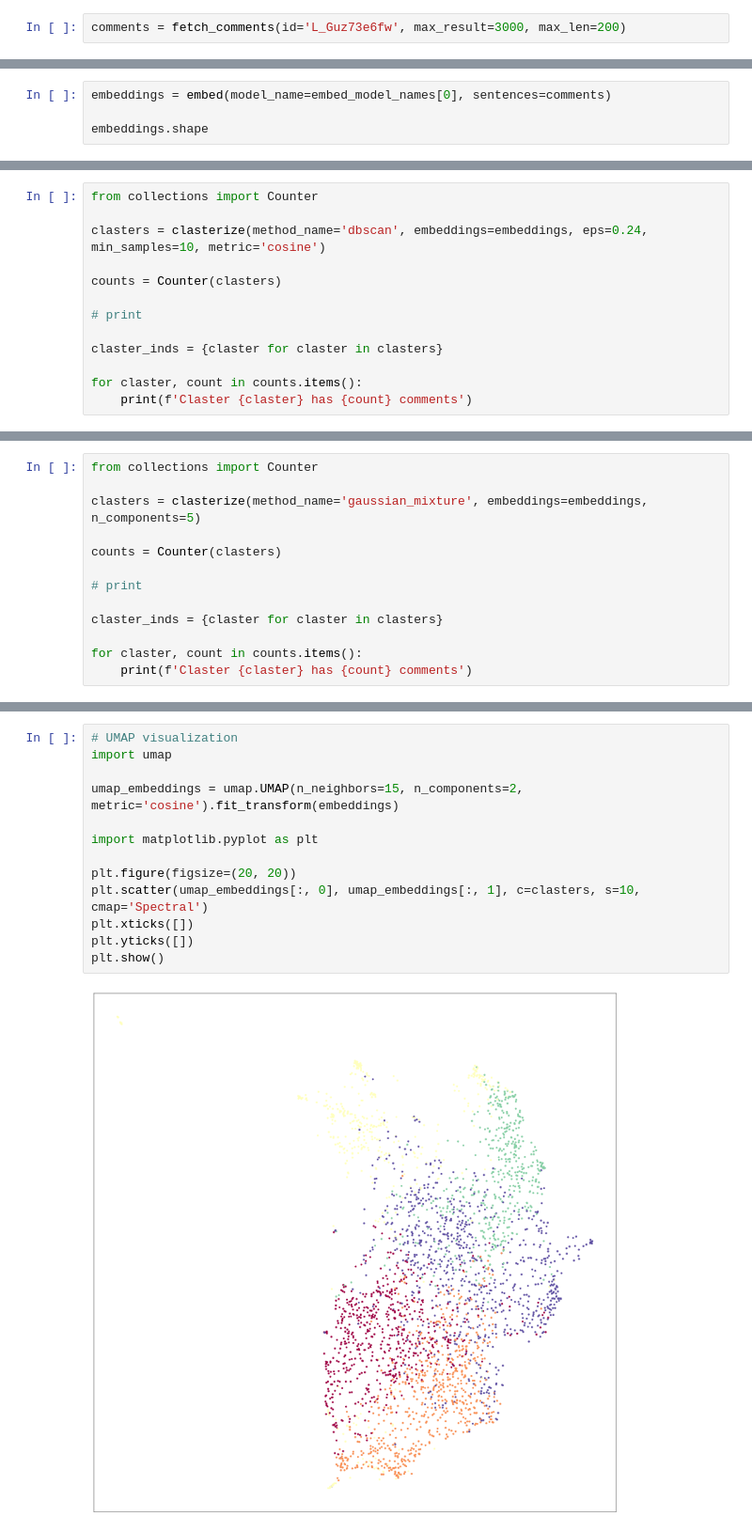
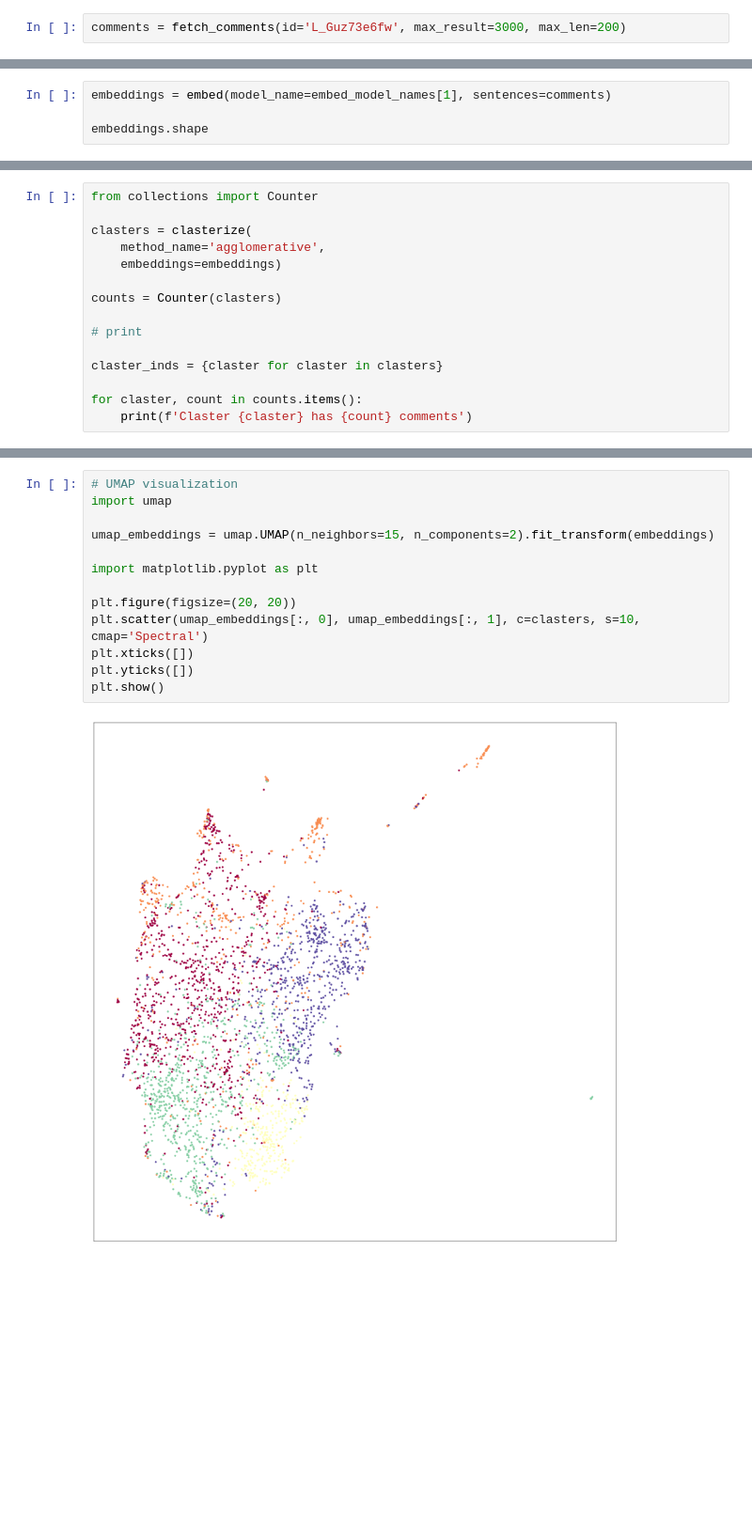
Before and after one commit to EgorShibaev/InsightFusion, a Jupyter notebook: 11-11-2023.ipynb, the cells around one changed output, grey strips where cells are left out. Shown at 94% size. Cells and saved outputs as stored; diff of their text form; blank space fills up the shorter version.

```diff
--- a/11-11-2023.ipynb
+++ b/11-11-2023.ipynb
@@ -16,5 +16,5 @@ embed_model_names
 # %%
-embeddings = embed(model_name=embed_model_names[0], sentences=comments)
+embeddings = embed(model_name=embed_model_names[1], sentences=comments)
 
 embeddings.shape
 # %% [output]
@@ -22,7 +22,9 @@ embeddings.shape
 # %%
 from collections import Counter
 
-clasters = clasterize(method_name='dbscan', embeddings=embeddings, eps=0.24, min_samples=10, metric='cosine')
+clasters = clasterize(
+    method_name='agglomerative',
+    embeddings=embeddings)
 
 counts = Counter(clasters)
 
@@ -40,13 +42,0 @@ Claster 1 has 13 comments
-# %%
-from collections import Counter
-
-clasters = clasterize(method_name='gaussian_mixture', embeddings=embeddings, n_components=5)
-
-counts = Counter(clasters)
-
-# print
-
-claster_inds = {claster for claster in clasters}
-
-for claster, count in counts.items():
-    print(f'Claster {claster} has {count} comments')
@@ -94,15 +78,15 @@ LEX, going forward please ASK YOUR GUESTS if it’s OKAY to SPOIL GOOD MOVIES FO
 # %%
 # UMAP visualization
 import umap
 
-umap_embeddings = umap.UMAP(n_neighbors=15, n_components=2, metric='cosine').fit_transform(embeddings)
+umap_embeddings = umap.UMAP(n_neighbors=15, n_components=2).fit_transform(embeddings)
 
 import matplotlib.pyplot as plt
 
 plt.figure(figsize=(20, 20))
 plt.scatter(umap_embeddings[:, 0], umap_embeddings[:, 1], c=clasters, s=10, cmap='Spectral')
 plt.xticks([])
 plt.yticks([])
 plt.show()
 # %% [output]
-[figure, old version]
+[figure, new version]
```
Also changed, not shown: parts of 5 cells of this notebook.
